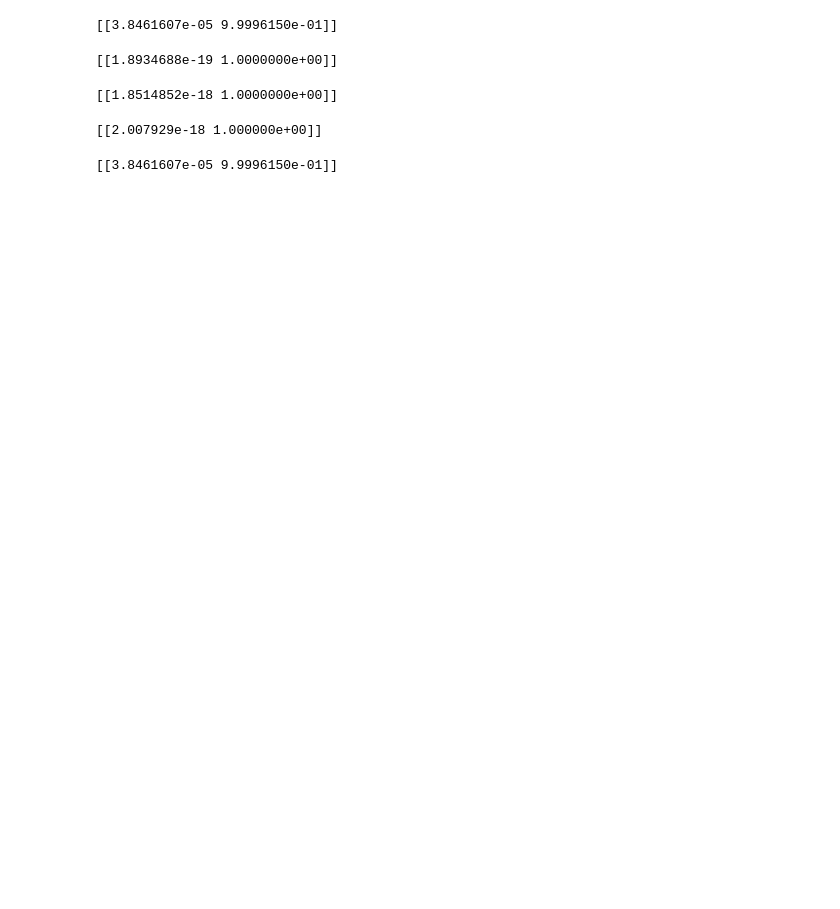
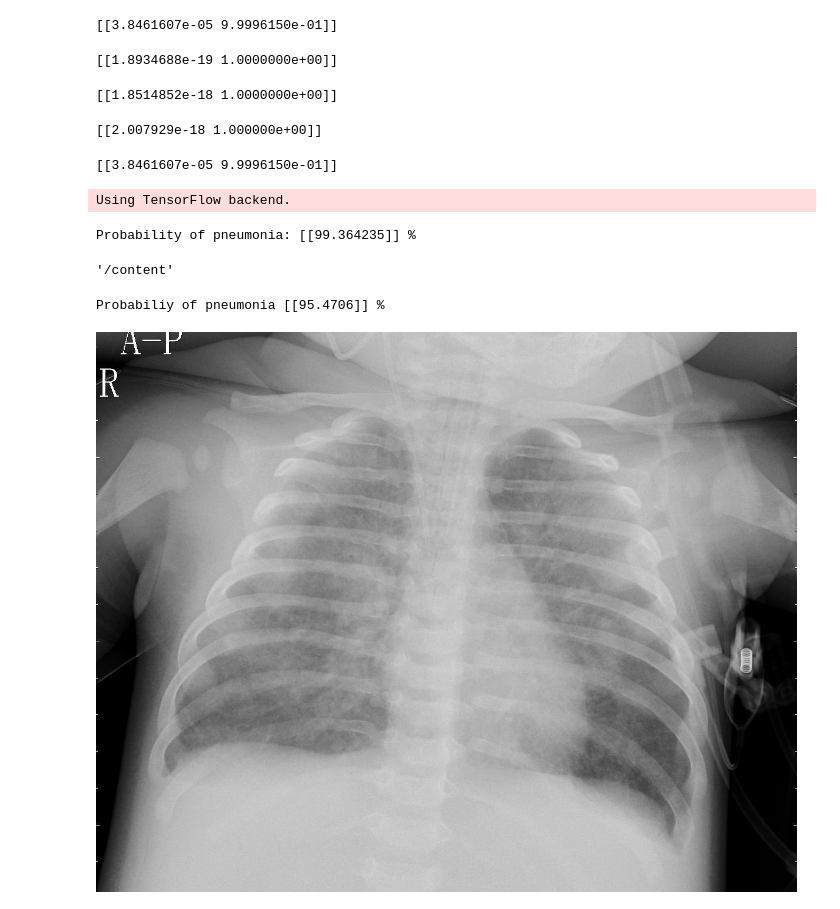
Before and after one commit to harvinder-power/Sea-Eagle, a Jupyter notebook: pneumonia_vs_normal.ipynb, the cells around one changed output. Saved outputs shown, nothing was run; the diff lists cells and outputs as text; code cells hidden in the pictures; blank space fills up the shorter version.

```diff
--- a/pneumonia_vs_normal.ipynb
+++ b/pneumonia_vs_normal.ipynb
@@ -334,0 +495,75 @@ print (pred)
+# %%
+from keras.models import load_model
+model = load_model('CNN_model2.h5')
+# %% [output]
+Using TensorFlow backend.
+# %%
+#NOTE - Unlikely that this assessment of the
+
+from keras.models import load_model
+from keras.preprocessing import image
+import matplotlib.pyplot as plt
+import numpy as np
+import os
+
+
+def load_image(img_path, show=False):
+
+    img = image.load_img(img_path, target_size=(256, 256))
+    img_tensor = image.img_to_array(img)                    # (height, width, channels)
+    img_tensor = np.expand_dims(img_tensor, axis=0)         # (1, height, width, channels), add a dimension because the model expects this shape: (batch_size, height, width, channels)
+    img_tensor /= 255.                                      # imshow expects values in the range [0, 1]
+
+    if show:
+        plt.imshow(img_tensor[0])
+        plt.axis('off')
+        plt.show()
+
+    return img_tensor
+
+
+if __name__ == "__main__":
+
+    # load model
+    model = load_model("CNN_model2.h5")
+
+    # image path
+    img_path = 'chest_xray/test/PNEUMONIA/person104_bacteria_492.jpeg'    # dog
+    #img_path = '/media/data/dogscats/test1/19.jpg'      # cat
+
+    # load a single image
+    new_image = load_image(img_path)
+
+    # check prediction
+    pred = model.predict(new_image)
+    print ('Probability of pneumonia:', pred*100, '%')
+# %% [output]
+Probability of pneumonia: [[99.364235]] %
+# %%
+pwd
+# %% [output]
+'/content'
+# %%
+from keras.models import load_model
+from keras.preprocessing import image
+
+img_path = 'chest_xray/val/PNEUMONIA/person1952_bacteria_4883.jpeg'
+
+# load model if already saved
+model = load_model("CNN_model2.h5")
+
+#Convert image to an array
+img = image.load_img(img_path, target_size=(256,256))
+img_array = image.img_to_array(img)
+img_array = np.expand_dims(img_array, axis=0)
+new_image = img_array/255. #Must normalise numbers to a scale of 0-1
+
+prediction = model.predict(new_image)
+print ('Probabiliy of pneumonia', prediction*100, '%')
+# %% [output]
+Probabiliy of pneumonia [[95.4706]] %
+# %%
+from PIL import Image
+Image.open('chest_xray/val/PNEUMONIA/person1952_bacteria_4883.jpeg')
+# %% [output]
+[figure, added]
```
Also changed, not shown: parts of 16 cells of this notebook.
